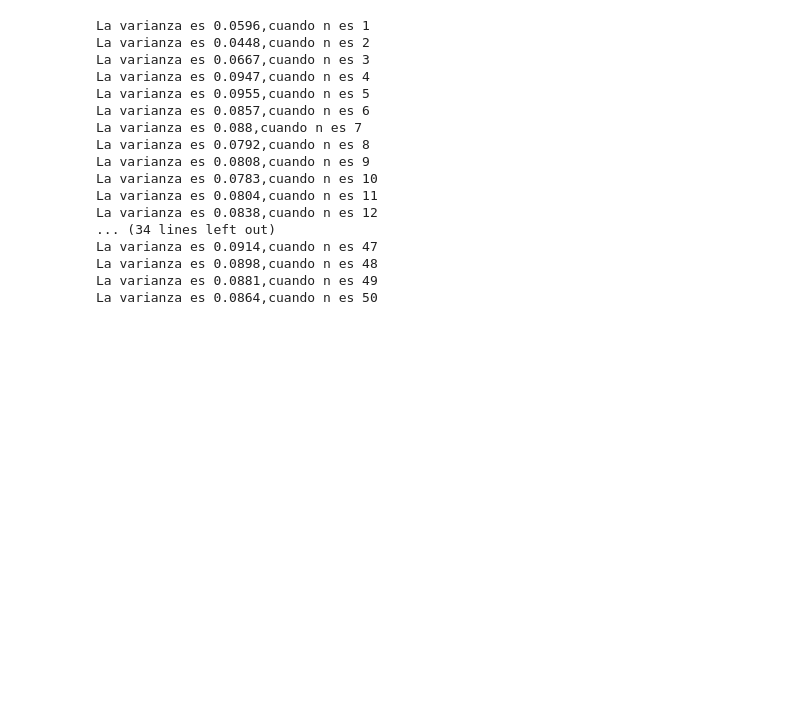
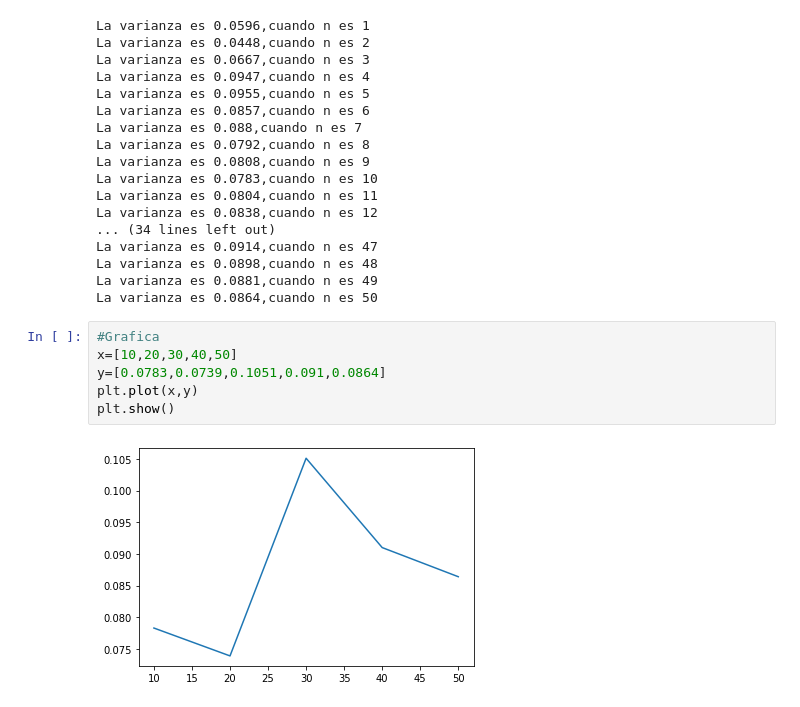
Before and after one commit to Paospina0718/Computacion2022, a Jupyter notebook: Taller_2_computación.ipynb, the cells around one changed output. Saved outputs shown, nothing was run; the diff lists cells and outputs as text; blank space fills up the shorter version.

```diff
--- a/Taller_2_computación.ipynb
+++ b/Taller_2_computación.ipynb
@@ -181,3 +181,11 @@ La varianza es 0.0914,cuando n es 47
 La varianza es 0.0898,cuando n es 48
 La varianza es 0.0881,cuando n es 49
 La varianza es 0.0864,cuando n es 50
+# %%
+#Grafica
+x=[10,20,30,40,50]
+y=[0.0783,0.0739,0.1051,0.091,0.0864]
+plt.plot(x,y)
+plt.show()
+# %% [output]
+[figure, added]
```
Also changed, not shown: parts of 3 cells of this notebook.
